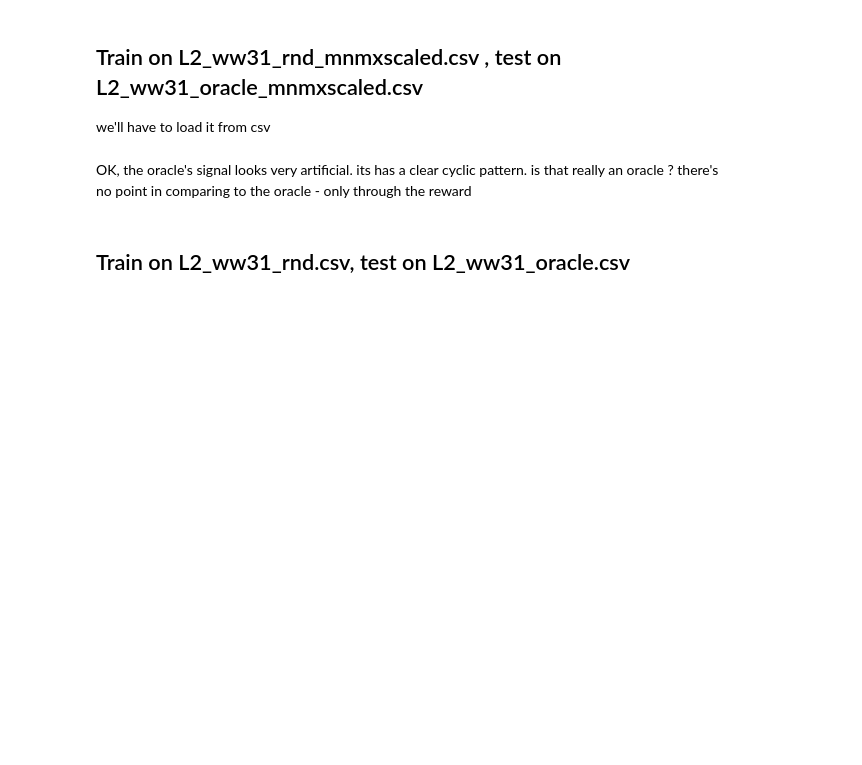
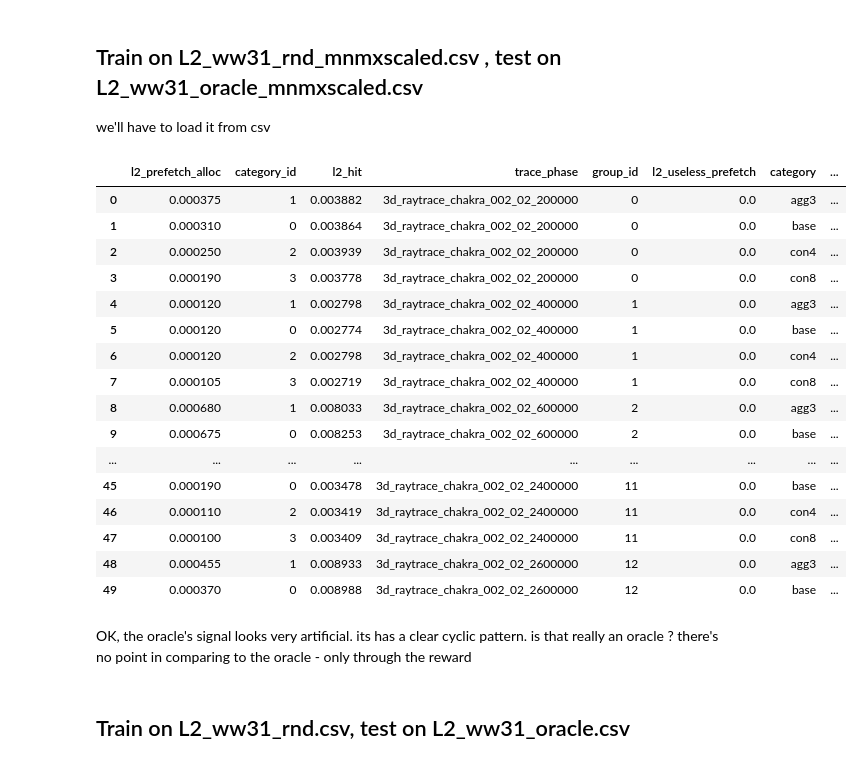
Before and after one commit to guyk1971/stable-baselines, a Jupyter notebook: my_colabs/eval_dbcq.ipynb, the cells around one changed output. Cells and saved outputs as stored; diff of their text form; code cells hidden in the pictures; blank space fills up the shorter version.

```diff
--- a/my_colabs/eval_dbcq.ipynb
+++ b/my_colabs/eval_dbcq.ipynb
@@ -62,9 +62,29 @@ we'll have to load it from csv
 model_file_name = '/home/gkoren2/share/Data/MLA/stbl/results/dbcq_l2p_ww31_rnd_csv_mnmx-22-03-2020_08-47-57/1/model_params.zip'
 model = DBCQ.load(model_file_name)
 # %%
-data_file_name =  '/home/gkoren2/share/Data/MLA/stbl/erbufs/L2_ww31_oracle_mnmxscaled.csv'
-data=load_experience_traj(data_file_name)
-len(data['actions'])
+data_file_name =  '/home/gkoren2/share/Data/MLA/L2P/L2_ww31_oracle_for_RL.csv'
+# data=load_experience_traj(data_file_name)
+# len(data['actions'])
+df31=pd.read_csv(data_file_name,index_col=0)
+df31.head(50)
+# %% [output]
+|  | l2_prefetch_alloc | category_id | l2_hit | trace_phase | group_id | l2_useless_prefetch | category | ... |
+| 0 | 0.000375 | 1 | 0.003882 | 3d_raytrace_chakra_002_02_200000 | 0 | 0.0 | agg3 | ... |
+| 1 | 0.000310 | 0 | 0.003864 | 3d_raytrace_chakra_002_02_200000 | 0 | 0.0 | base | ... |
+| 2 | 0.000250 | 2 | 0.003939 | 3d_raytrace_chakra_002_02_200000 | 0 | 0.0 | con4 | ... |
+| 3 | 0.000190 | 3 | 0.003778 | 3d_raytrace_chakra_002_02_200000 | 0 | 0.0 | con8 | ... |
+| 4 | 0.000120 | 1 | 0.002798 | 3d_raytrace_chakra_002_02_400000 | 1 | 0.0 | agg3 | ... |
+| 5 | 0.000120 | 0 | 0.002774 | 3d_raytrace_chakra_002_02_400000 | 1 | 0.0 | base | ... |
+| 6 | 0.000120 | 2 | 0.002798 | 3d_raytrace_chakra_002_02_400000 | 1 | 0.0 | con4 | ... |
+| 7 | 0.000105 | 3 | 0.002719 | 3d_raytrace_chakra_002_02_400000 | 1 | 0.0 | con8 | ... |
+| 8 | 0.000680 | 1 | 0.008033 | 3d_raytrace_chakra_002_02_600000 | 2 | 0.0 | agg3 | ... |
+| 9 | 0.000675 | 0 | 0.008253 | 3d_raytrace_chakra_002_02_600000 | 2 | 0.0 | base | ... |
+| ... | ... | ... | ... | ... | ... | ... | ... | ... |
+| 45 | 0.000190 | 0 | 0.003478 | 3d_raytrace_chakra_002_02_2400000 | 11 | 0.0 | base | ... |
+| 46 | 0.000110 | 2 | 0.003419 | 3d_raytrace_chakra_002_02_2400000 | 11 | 0.0 | con4 | ... |
+| 47 | 0.000100 | 3 | 0.003409 | 3d_raytrace_chakra_002_02_2400000 | 11 | 0.0 | con8 | ... |
+| 48 | 0.000455 | 1 | 0.008933 | 3d_raytrace_chakra_002_02_2600000 | 12 | 0.0 | agg3 | ... |
+| 49 | 0.000370 | 0 | 0.008988 | 3d_raytrace_chakra_002_02_2600000 | 12 | 0.0 | base | ... |
 # %%
 Y=data['actions']
 X=data['obs']
```
Also changed, not shown: parts of 25 cells of this notebook, 3 other files.
